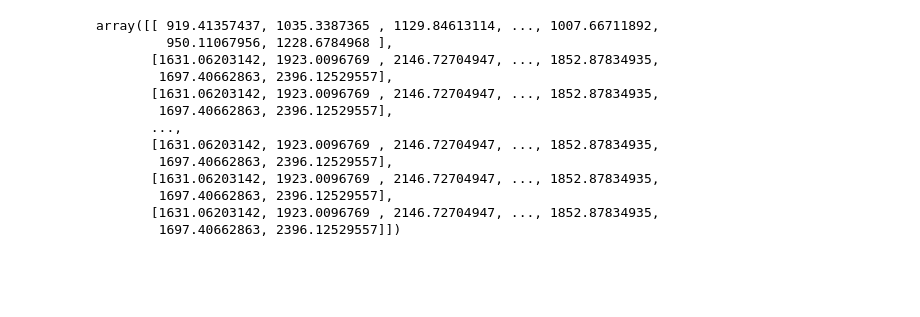
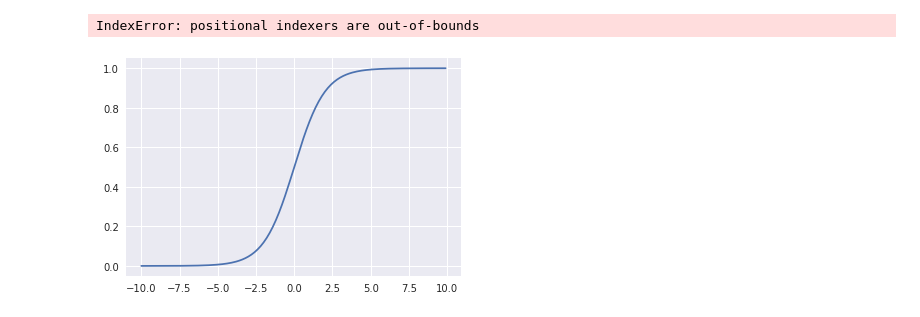
Before and after one commit to RanmaruSato/diveintocode-term0, a Jupyter notebook: ScrachLinearReg.ipynb, the cells around one changed output. Cells and saved outputs as stored; diff of their text form; code cells hidden in the pictures; blank space fills up the shorter version.

```diff
--- a/ScrachLinearReg.ipynb
+++ b/ScrachLinearReg.ipynb
@@ -142,19 +142,3 @@ model.fit(X,y)
 # %%
 test = pd.read_csv('../test.csv')
 test = test.loc[:,['GrLivArea','YearBuilt']]
-# %%
-model.predict(test)
-# %% [output]
-array([[ 919.41357437, 1035.3387365 , 1129.84613114, ..., 1007.66711892,
-         950.11067956, 1228.6784968 ],
-       [1631.06203142, 1923.0096769 , 2146.72704947, ..., 1852.87834935,
-        1697.40662863, 2396.12529557],
-       [1631.06203142, 1923.0096769 , 2146.72704947, ..., 1852.87834935,
-        1697.40662863, 2396.12529557],
-       ...,
-       [1631.06203142, 1923.0096769 , 2146.72704947, ..., 1852.87834935,
-        1697.40662863, 2396.12529557],
-       [1631.06203142, 1923.0096769 , 2146.72704947, ..., 1852.87834935,
-        1697.40662863, 2396.12529557],
-       [1631.06203142, 1923.0096769 , 2146.72704947, ..., 1852.87834935,
-        1697.40662863, 2396.12529557]])
@@ -160,0 +147,6 @@ array([[ 919.41357437, 1035.3387365 , 1129.84613114, ..., 1007.66711892,
+# %%
+index = (iris['Species'][iris['Species']=='Iris-versicolor'].index)
+index = index.append( iris['Species'][iris['Species']=='Iris-virginica'].index)
+iris = iris.iloc[index]
+# %% [output]
+IndexError: positional indexers are out-of-bounds
@@ -160,0 +247,5 @@ array([[ 919.41357437, 1035.3387365 , 1129.84613114, ..., 1007.66711892,
+# %%
+plt.plot(x, y)
+plt.show()
+# %% [output]
+[figure, added]
```
Also changed, not shown: parts of 48 cells of this notebook.
